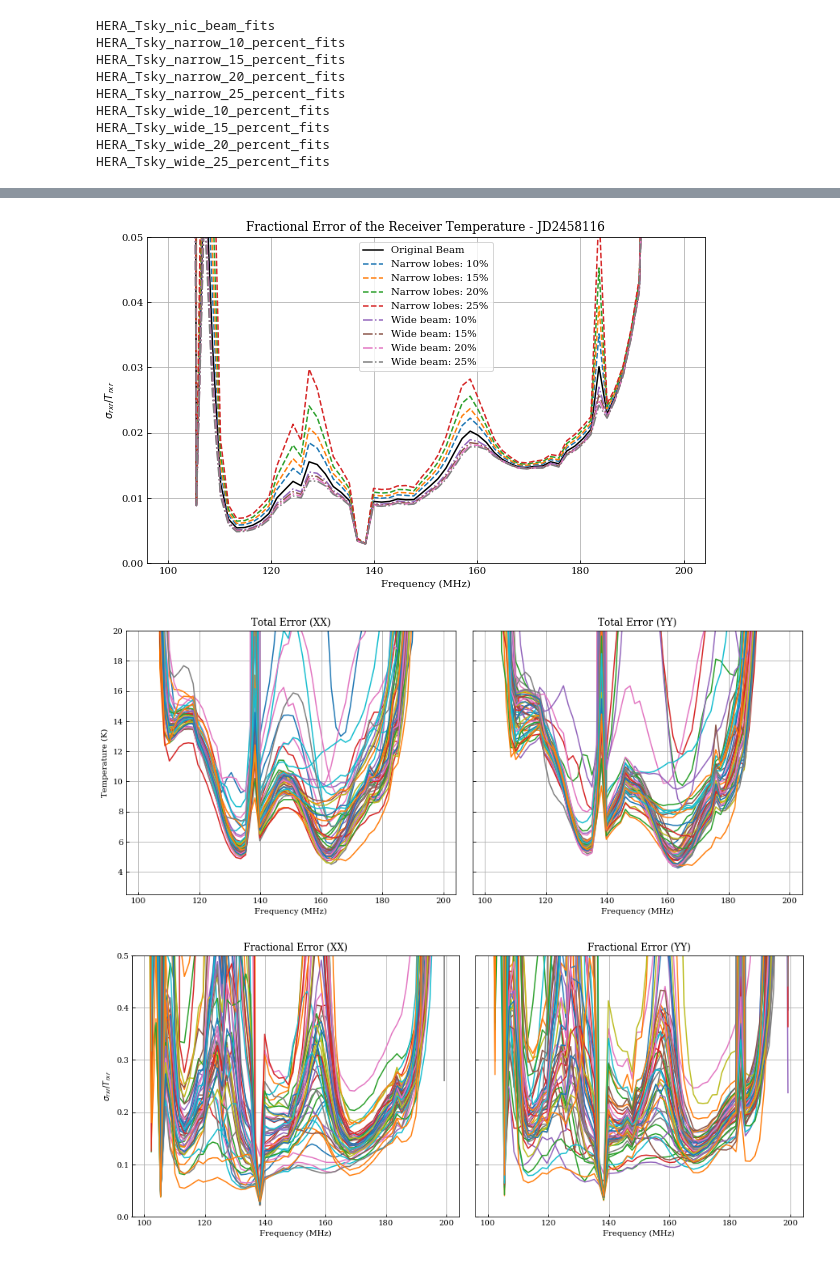
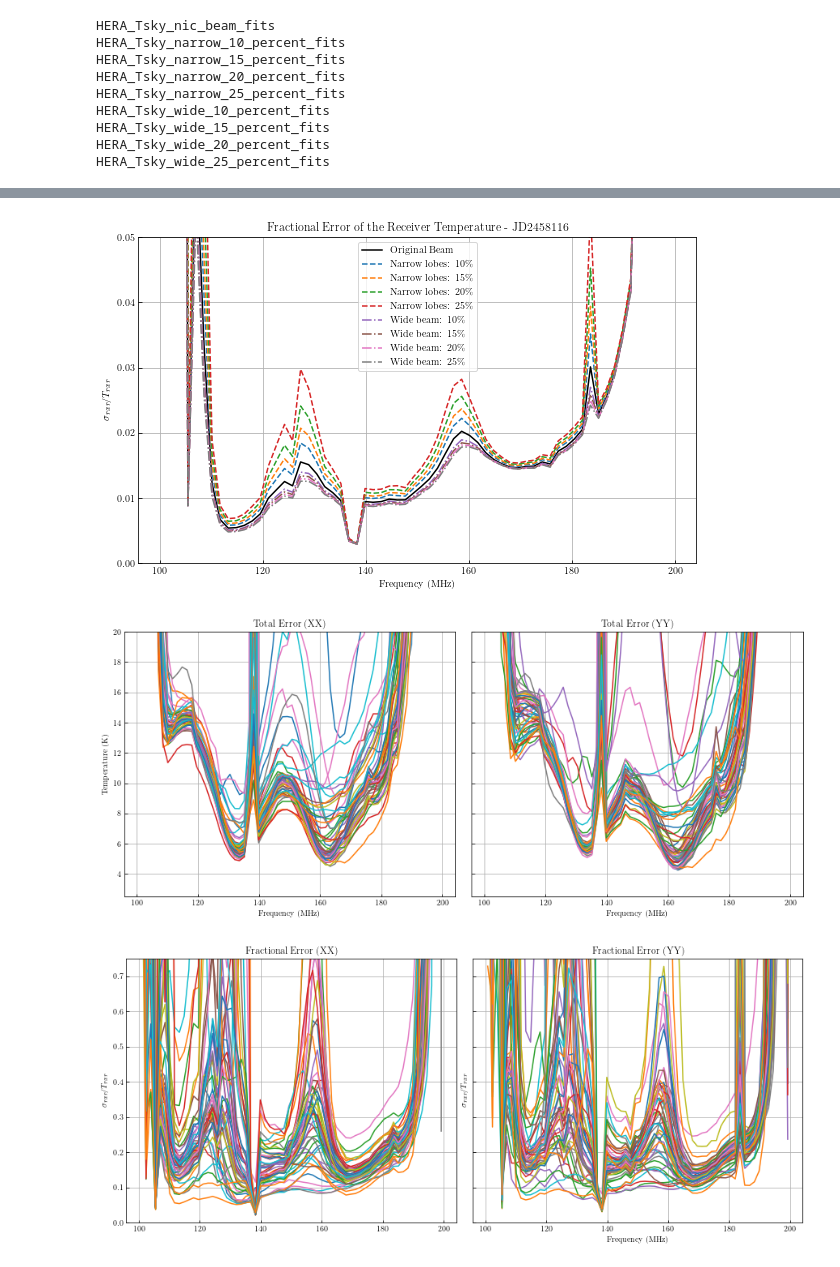
Before and after one commit to tyler-a-cox/HERA_Tsys, a Jupyter notebook: notebooks/HERA_Tsys_multiple_skys.ipynb, the cells around one changed output, grey strips where cells are left out. Saved outputs shown, nothing was run; the diff lists cells and outputs as text; code cells hidden in the pictures.

```diff
--- a/notebooks/HERA_Tsys_multiple_skys.ipynb
+++ b/notebooks/HERA_Tsys_multiple_skys.ipynb
@@ -14,7 +14,7 @@ import matplotlib
 pgf_with_rc_fonts = {"pgf.texsystem": "pdflatex"}
 matplotlib.rcParams.update(pgf_with_rc_fonts)
 
-#plt.rc('text', usetex=True)
+plt.rc('text', usetex=True)
 plt.rc('font', family='serif')
 plt.rcParams['xtick.direction'] = 'in'
 plt.rcParams['ytick.direction'] = 'in'
@@ -153,10 +153,10 @@ for si, sf in enumerate(Tsky_files):
 
         if label[-4] == 'lower':
             ls = '--'
-            legend = '{OPP} lobes: {perc}%'.format(OPP=str.capitalize(label[-4]), perc=label[-2])
+            legend = '{OPP} lobes: {perc}\%'.format(OPP=str.capitalize(label[-4]), perc=label[-2])
         elif label[-4] == 'raise':
             ls = '-.'
-            legend = '{OPP} beam: {perc}%'.format(OPP=str.capitalize(label[-4]), perc=label[-2])
+            legend = '{OPP} beam: {perc}\%'.format(OPP=str.capitalize(label[-4]), perc=label[-2])
         else:
             ls = 'k'
             legend = 'Original Beam'
@@ -176,6 +176,6 @@ for si, sf in enumerate(Tsky_files):
 axarr[0].grid()
 axarr[1].grid()
 plt.subplots_adjust(wspace=0.05)
-#plt.show()
+plt.show()
 #plt.savefig('/Users/tyler/Desktop/Research/Tsys/Tsys_plots/IDR2/{JD}/avg_temp_w_err_{JD}.png'.format(JD=jd), bbox_inches='tight')
 # %% [output]
@@ -226,7 +226,7 @@ for poli, pol in enumerate(pols):
     axarr[poli].set_title('Fractional Error ({})'.format(2*pol))
     axarr[0].set_ylabel(r'$\sigma_{rxr} / T_{rxr}$')
     axarr[poli].set_xlabel('Frequency (MHz)')
-    axarr[poli].set_ylim([0,20])
+    axarr[poli].set_ylim([3,20])
     #axarr[poli].legend()
     axarr[poli].grid()
 plt.subplots_adjust(wspace=0.05)
@@ -332,10 +332,10 @@ for si, sf in enumerate(Tsky_files):
 
         if label[-3] == 'narrow':
             ls = '--'
-            legend = '{OPP} lobes: {perc}%'.format(OPP=str.capitalize(label[-3]), perc=label[-2])
+            legend = '{OPP} lobes: {perc}\%'.format(OPP=str.capitalize(label[-3]), perc=label[-2])
         elif label[-3] == 'wide':
             ls = '-.'
-            legend = '{OPP} beam: {perc}%'.format(OPP=str.capitalize(label[-3]), perc=label[-2])
+            legend = '{OPP} beam: {perc}\%'.format(OPP=str.capitalize(label[-3]), perc=label[-2])
         else:
             ls = 'k'
             legend = 'Original Beam'
@@ -355,6 +355,6 @@ for si, sf in enumerate(Tsky_files):
 axarr[0].grid()
 axarr[1].grid()
 plt.subplots_adjust(wspace=0.05)
-#plt.show()
+plt.show()
 #plt.savefig('/Users/tyler/Desktop/Research/Tsys/Tsys_plots/IDR2/{JD}/avg_temp_w_err_{JD}.png'.format(JD=jd), bbox_inches='tight')
 # %% [output]
@@ -368,10 +368,10 @@ for si, sf in enumerate(Tsky_files):
     label = sf.split('_')
     if label[-3] == 'narrow':
             ls = '--'
-            legend = '{OPP} lobes: {perc}%'.format(OPP=str.capitalize(label[-3]), perc=label[-2])
+            legend = '{OPP} lobes: {perc}\%'.format(OPP=str.capitalize(label[-3]), perc=label[-2])
     elif label[-3] == 'wide':
         ls = '-.'
-        legend = '{OPP} beam: {perc}%'.format(OPP=str.capitalize(label[-3]), perc=label[-2])
+        legend = '{OPP} beam: {perc}\%'.format(OPP=str.capitalize(label[-3]), perc=label[-2])
     else:
         ls = 'k'
         legend = 'Original Beam'
@@ -387,7 +387,7 @@ for si, sf in enumerate(Tsky_files):
 #plt.show()
 #plt.savefig('/Users/tyler/Desktop/Research/Tsys/Tsys_plots/IDR2/{JD}/avg_fractional_err_{JD}.png'.format(JD=jd), bbox_inches='tight')
 # %% [output]
-[figure, old version]
+[figure, new version]
 # %%
 tot_err = np.zeros((2, len(HERA_list), len(freqs)))
 
@@ -408,19 +408,20 @@ for poli, pol in enumerate(pols):
     axarr[poli].grid()
 plt.subplots_adjust(wspace=0.05)
 # %% [output]
-[figure, old version]
+[figure, new version]
 # %%
 fig, axarr = plt.subplots(1, 2, sharey=True, figsize=(15, 6))
 
 for poli, pol in enumerate(pols):
     for anti, ant in enumerate(HERA_list):
         axarr[poli].plot(freqs, tot_err[poli, anti] / np.abs(rxr_temp[0, poli, anti, :]), label=str(ant))
     axarr[poli].set_title('Fractional Error ({})'.format(2*pol))
     axarr[0].set_ylabel(r'$\sigma_{rxr} / T_{rxr}$')
-    axarr[poli].set_xlabel('Frequency (MHz)')
-    axarr[poli].set_ylim([0,0.5])
+    axarr[1].set_ylabel(r'$\sigma_{rxr} / T_{rxr}$')
+    axarr[1].set_xlabel('Frequency (MHz)')
+    axarr[poli].set_ylim([0,0.75])
     #axarr[poli].legend()
     axarr[poli].grid()
-plt.subplots_adjust(wspace=0.05)
+plt.subplots_adjust(wspace=0.05, hspace=0.25)
 # %% [output]
-[figure, old version]
+[figure, new version]
```
Also changed, not shown: parts of 5 cells of this notebook, 3 other files.
